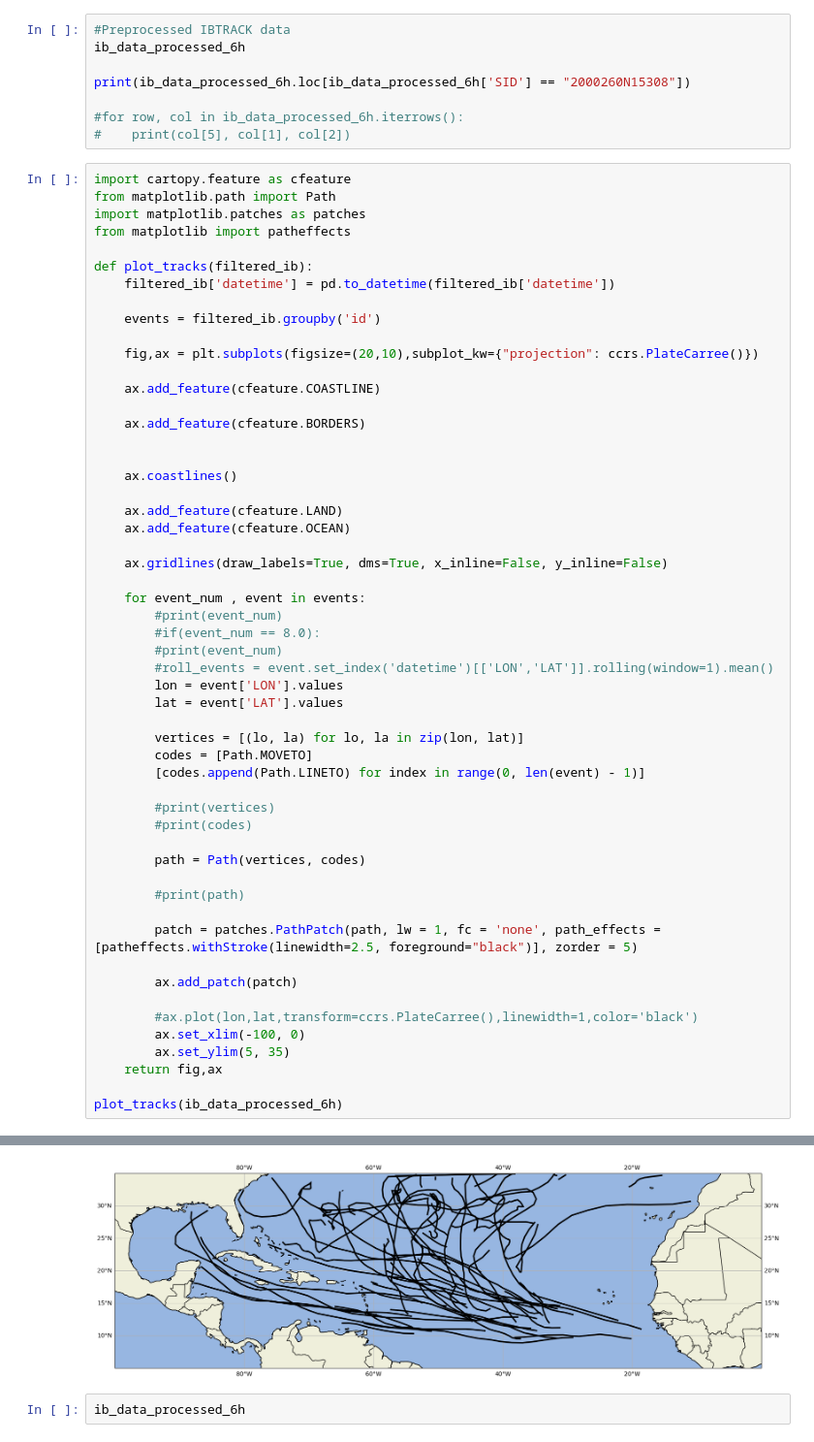
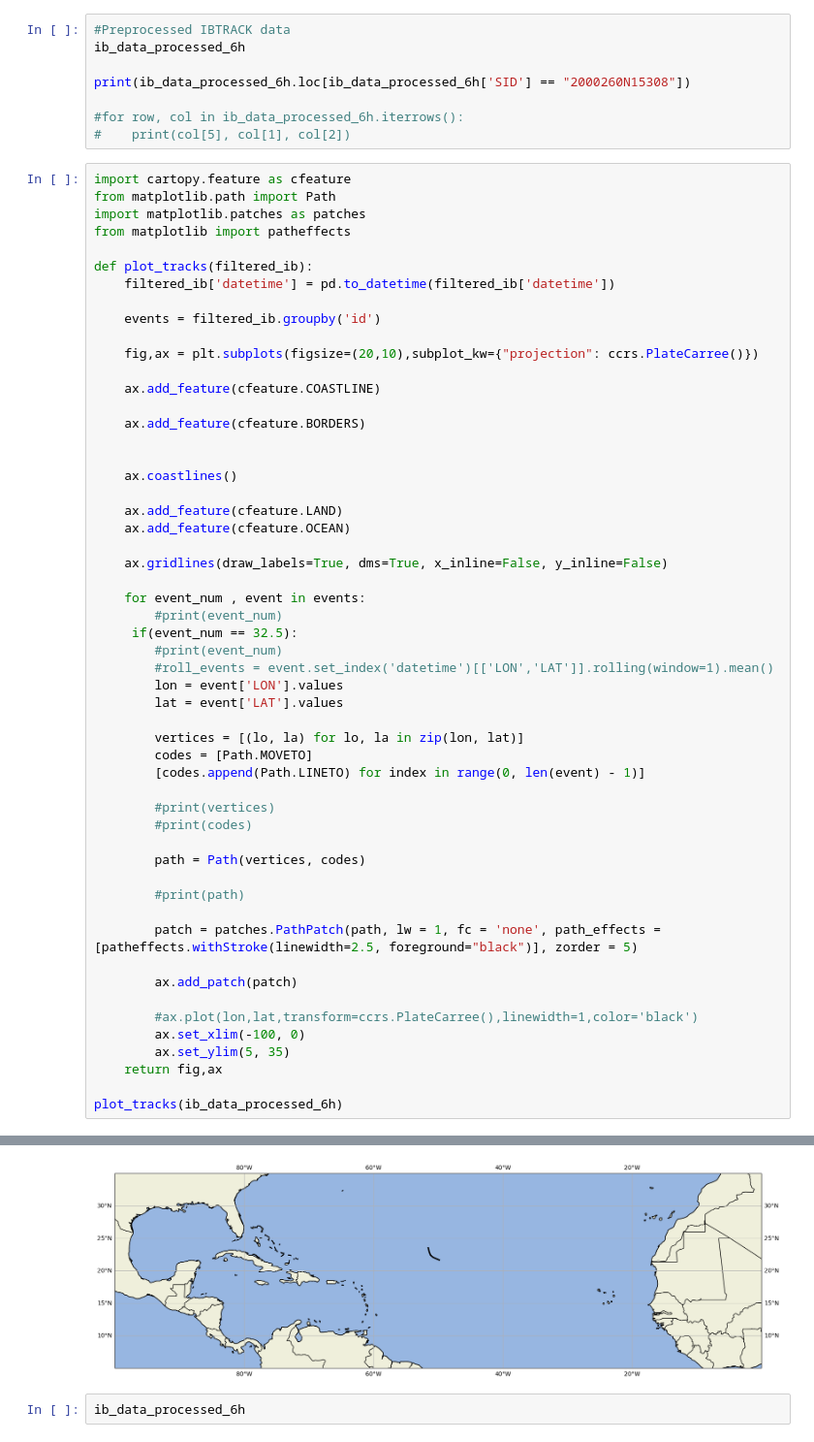
Before and after one commit to ProjectPythia/ml-hurricane-intensity, a Jupyter notebook: test_folder/preprocess_pilot.ipynb, the cells around one changed output, grey strips where cells are left out. Shown: that part at 97% size. Cells and saved outputs as stored; diff of their text form.

```diff
--- a/test_folder/preprocess_pilot.ipynb
+++ b/test_folder/preprocess_pilot.ipynb
@@ -158,36 +158,36 @@ def plot_tracks(filtered_ib):
 
     for event_num , event in events:
         #print(event_num)
-        #if(event_num == 8.0):
+     if(event_num == 32.5):
         #print(event_num)
         #roll_events = event.set_index('datetime')[['LON','LAT']].rolling(window=1).mean()
         lon = event['LON'].values
         lat = event['LAT'].values
 
         vertices = [(lo, la) for lo, la in zip(lon, lat)]
         codes = [Path.MOVETO]
         [codes.append(Path.LINETO) for index in range(0, len(event) - 1)]
 
         #print(vertices)
         #print(codes)
 
         path = Path(vertices, codes)
 
         #print(path)
 
         patch = patches.PathPatch(path, lw = 1, fc = 'none', path_effects = [patheffects.withStroke(linewidth=2.5, foreground="black")], zorder = 5)
 
         ax.add_patch(patch)
 
         #ax.plot(lon,lat,transform=ccrs.PlateCarree(),linewidth=1,color='black')
         ax.set_xlim(-100, 0)
         ax.set_ylim(5, 35)
     return fig,ax
 
 plot_tracks(ib_data_processed_6h)
 # %% [output]
 (<Figure size 2000x1000 with 1 Axes>, <GeoAxes: >)
-[figure, old version]
+[figure, new version]
 # %%
 ib_data_processed_6h
 # %%
```
Also changed, not shown: parts of 1 cell of this notebook, 1 other file.
